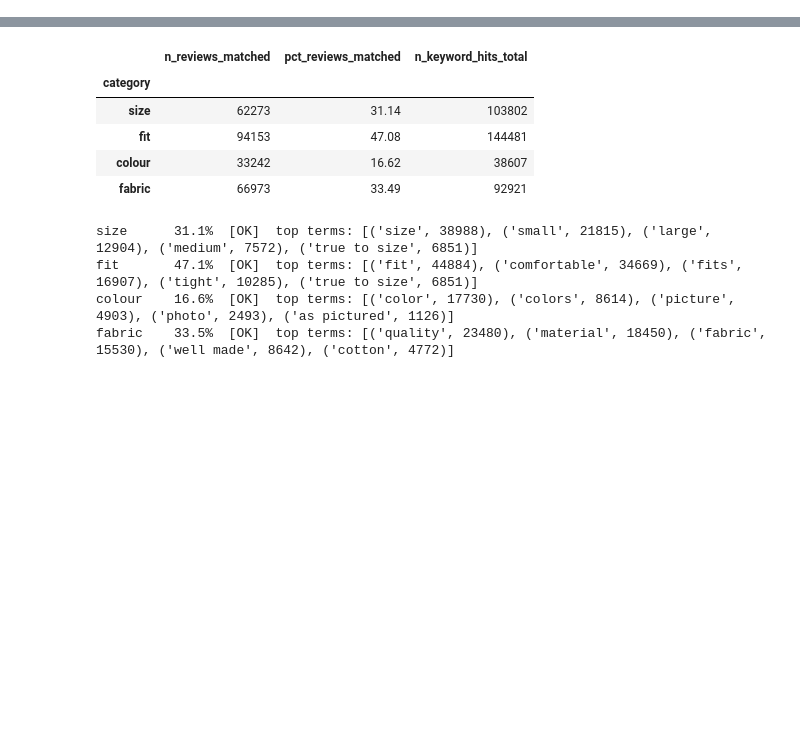
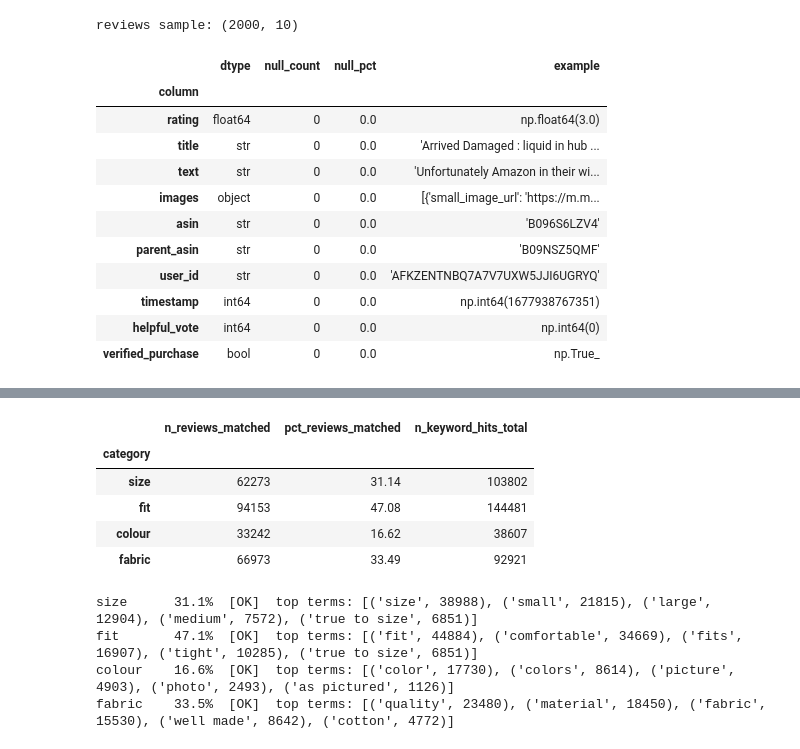
Before and after one commit to VoidZai/Multimodal-Review-Analysis, a Jupyter notebook: notebooks/00_m1_full_pipeline.ipynb, the cells around one changed output, grey strips where cells are left out. Saved outputs shown, nothing was run; the diff lists cells and outputs as text; code cells hidden in the pictures; blank space fills up the shorter version.

```diff
--- a/notebooks/01_eda.ipynb
+++ b/notebooks/00_m1_full_pipeline.ipynb
@@ -191,0 +86,20 @@ size" counts for both size and fit).
+# %%
+from cragb.data.load import stream_records, sample_dataframe, schema_summary
+
+reviews_sample = sample_dataframe(cfg["paths"]["reviews_raw"], 2000)
+print("reviews sample:", reviews_sample.shape)
+schema_summary(reviews_sample)
+# %% [output]
+reviews sample: (2000, 10)
+|  | dtype | null_count | null_pct | example |
+| column |  |  |  |  |
+| rating | float64 | 0 | 0.0 | np.float64(3.0) |
+| title | str | 0 | 0.0 | 'Arrived Damaged : liquid in hub ... |
+| text | str | 0 | 0.0 | 'Unfortunately Amazon in their wi... |
+| images | object | 0 | 0.0 | [{'small_image_url': 'https://m.m... |
+| asin | str | 0 | 0.0 | 'B096S6LZV4' |
+| parent_asin | str | 0 | 0.0 | 'B09NSZ5QMF' |
+| user_id | str | 0 | 0.0 | 'AFKZENTNBQ7A7V7UXW5JJI6UGRYQ' |
+| timestamp | int64 | 0 | 0.0 | np.int64(1677938767351) |
+| helpful_vote | int64 | 0 | 0.0 | np.int64(0) |
+| verified_purchase | bool | 0 | 0.0 | np.True_ |
```
Also changed, not shown: parts of 44 cells of this notebook, 17 other files.
